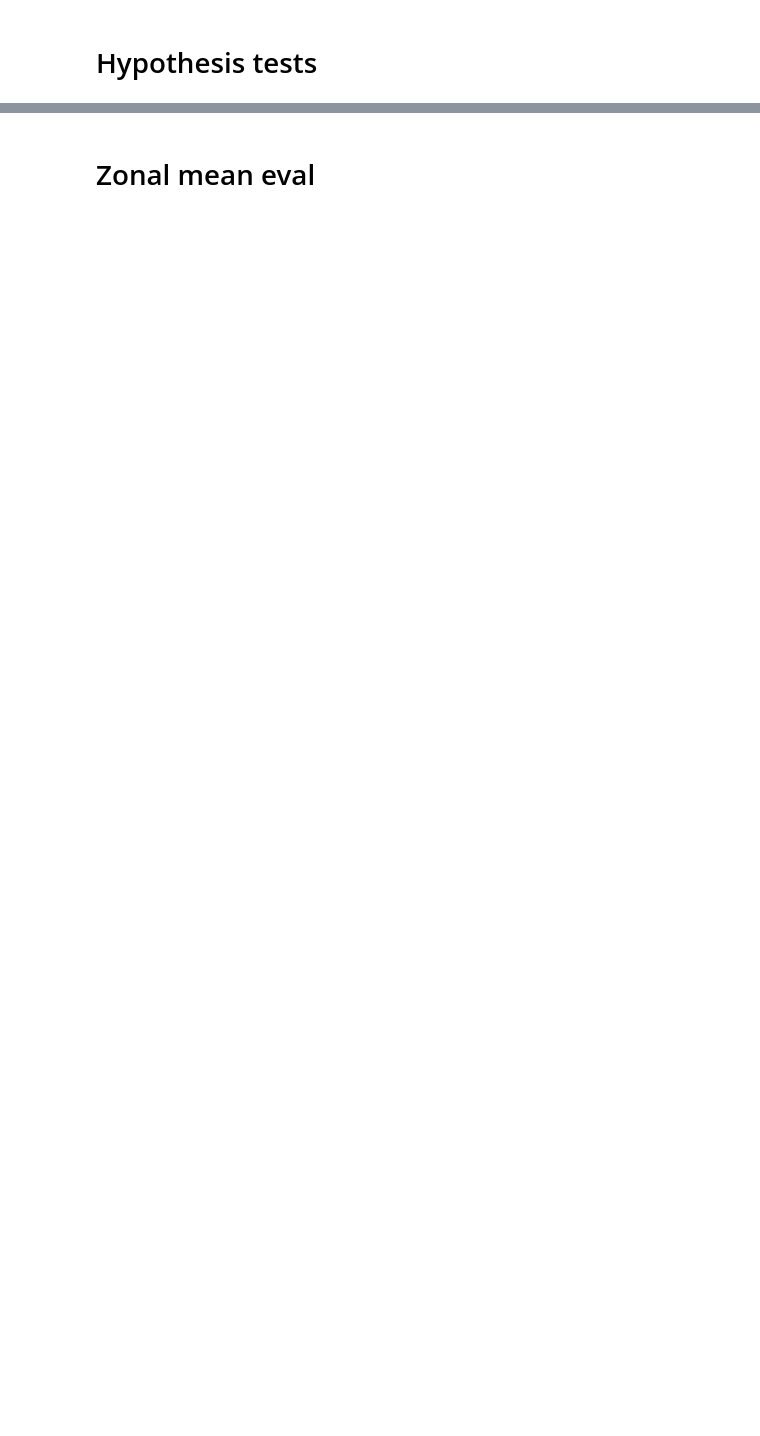
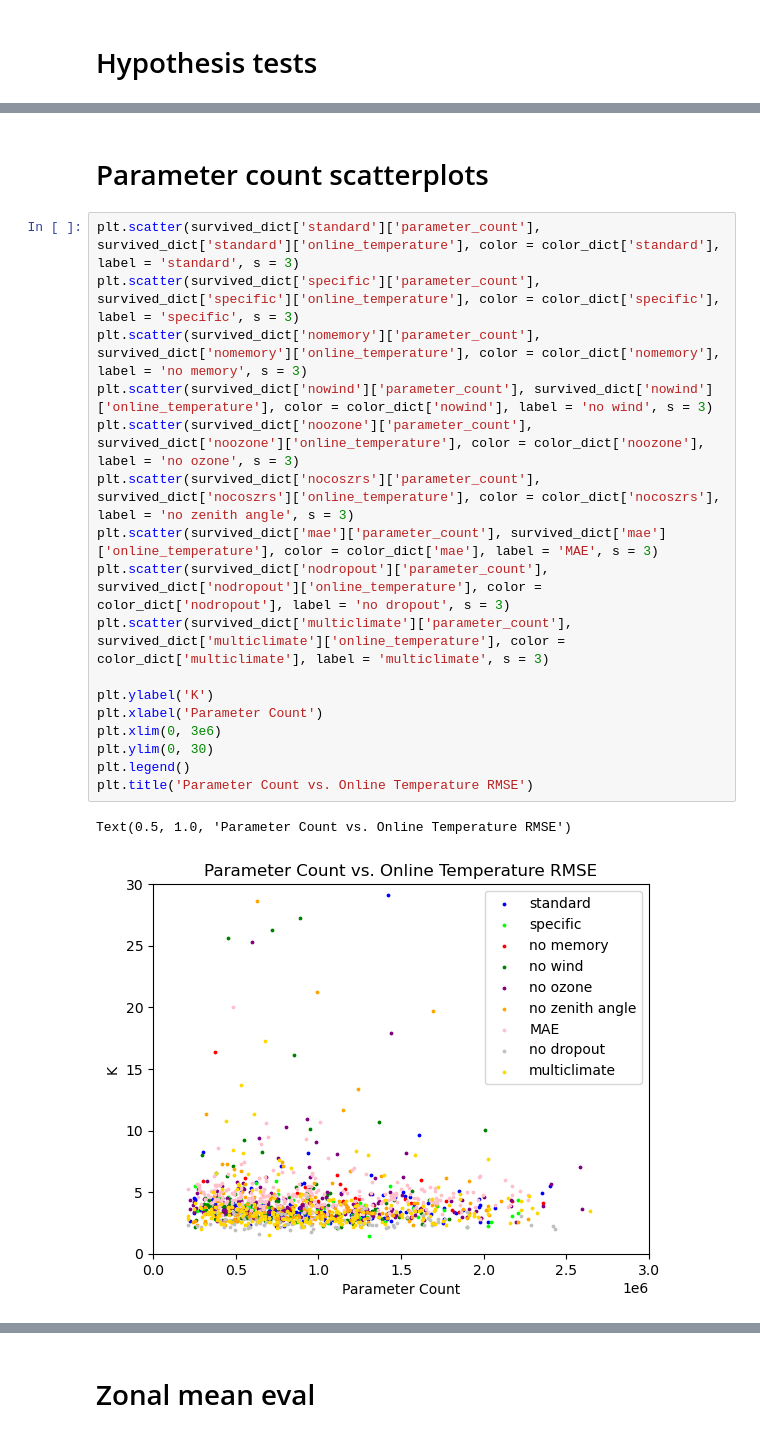
Before and after one commit to SciPritchardLab/ClimScale, a Jupyter notebook: storytelling.ipynb, the cells around one changed output, grey strips where cells are left out. Drawn from its saved outputs; the diff is of its cells as text; blank space fills up the shorter version.

```diff
--- a/storytelling.ipynb
+++ b/storytelling.ipynb
@@ -1277,0 +748,22 @@ print(overall_Q_corr, overall_Q_pval)
+# %% [markdown]
+# Parameter count scatterplots
+# %%
+plt.scatter(survived_dict['standard']['parameter_count'], survived_dict['standard']['online_temperature'], color = color_dict['standard'], label = 'standard', s = 3)
+plt.scatter(survived_dict['specific']['parameter_count'], survived_dict['specific']['online_temperature'], color = color_dict['specific'], label = 'specific', s = 3)
+plt.scatter(survived_dict['nomemory']['parameter_count'], survived_dict['nomemory']['online_temperature'], color = color_dict['nomemory'], label = 'no memory', s = 3)
+plt.scatter(survived_dict['nowind']['parameter_count'], survived_dict['nowind']['online_temperature'], color = color_dict['nowind'], label = 'no wind', s = 3)
+plt.scatter(survived_dict['noozone']['parameter_count'], survived_dict['noozone']['online_temperature'], color = color_dict['noozone'], label = 'no ozone', s = 3)
+plt.scatter(survived_dict['nocoszrs']['parameter_count'], survived_dict['nocoszrs']['online_temperature'], color = color_dict['nocoszrs'], label = 'no zenith angle', s = 3)
+plt.scatter(survived_dict['mae']['parameter_count'], survived_dict['mae']['online_temperature'], color = color_dict['mae'], label = 'MAE', s = 3)
+plt.scatter(survived_dict['nodropout']['parameter_count'], survived_dict['nodropout']['online_temperature'], color = color_dict['nodropout'], label = 'no dropout', s = 3)
+plt.scatter(survived_dict['multiclimate']['parameter_count'], survived_dict['multiclimate']['online_temperature'], color = color_dict['multiclimate'], label = 'multiclimate', s = 3)
+
+plt.ylabel('K')
+plt.xlabel('Parameter Count')
+plt.xlim(0, 3e6)
+plt.ylim(0, 30)
+plt.legend()
+plt.title('Parameter Count vs. Online Temperature RMSE')
+# %% [output]
+Text(0.5, 1.0, 'Parameter Count vs. Online Temperature RMSE')
+[figure, added]
```
Also changed, not shown: parts of 122 cells of this notebook.
